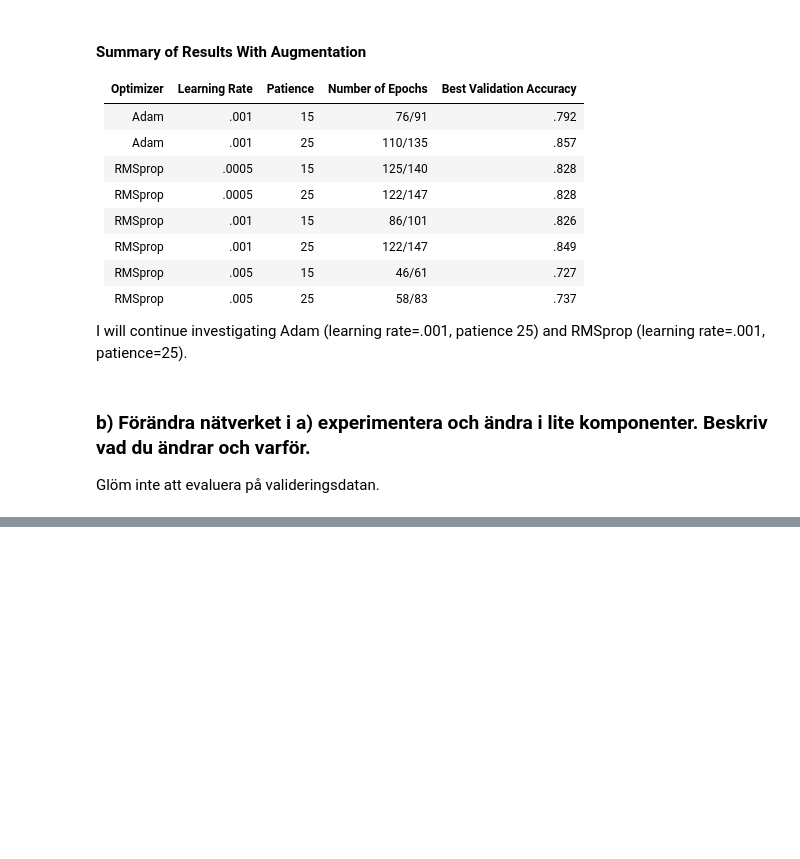
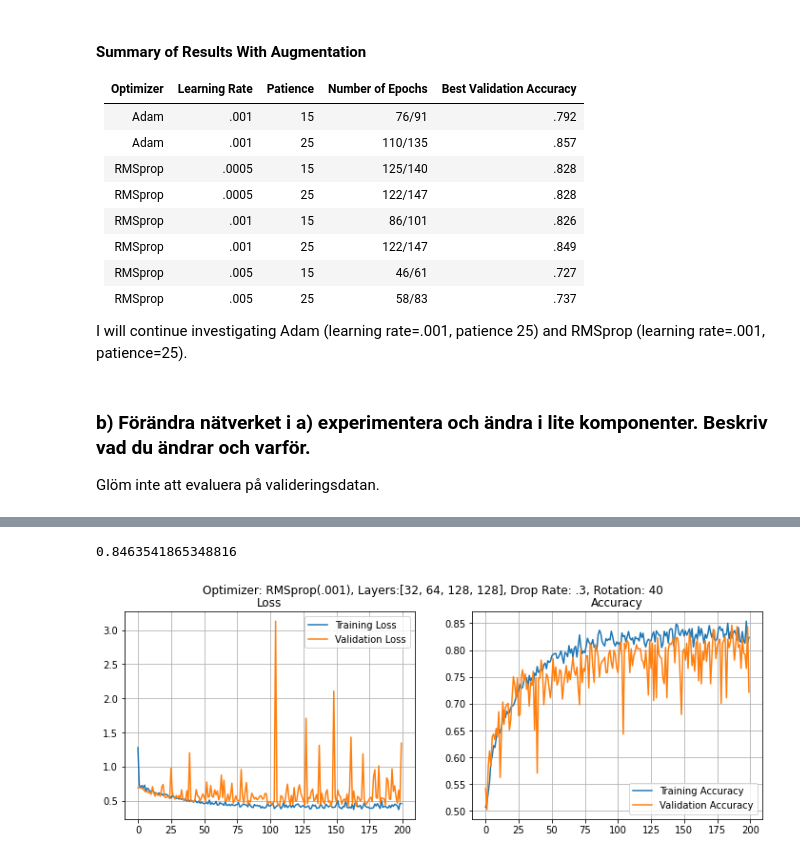
Before and after one commit to Anna-MariaSjolund/Deep-Learning-Anna-MariaSjolund, a Jupyter notebook: lab-dogs-vs-cats.ipynb, the cells around one changed output, grey strips where cells are left out. Saved outputs shown, nothing was run; the diff lists cells and outputs as text; code cells hidden in the pictures; blank space fills up the shorter version.

```diff
--- a/lab-dogs-vs-cats.ipynb
+++ b/lab-dogs-vs-cats.ipynb
@@ -650,0 +608,17 @@ The model did not perform better.
+# %%
+#Increase rotation range to 40
+
+train_image_generator = ImageDataGenerator(
+                        rotation_range=40,
+                        shear_range=.2,
+                        zoom_range=.2,
+                        horizontal_flip=True,
+                        height_shift_range=.2,
+                        width_shift_range=.2)
+
+val_image_generator = ImageDataGenerator()
+
+train_generator_small = train_image_generator.flow(scaled_X_train_small, y_train_small, batch_size=32)
+val_generator_small = val_image_generator.flow(scaled_X_val_small, y_val_small, batch_size=32)
+# %%
+model = create_model(train_generator_small, val_generator_small, input_shape=(150, 150, 3), kernels=[32, 64, 128, 128], optimizer=RMSprop, learning_rate=.001, early_stop_patience=25, drop_rate=.3)
@@ -650,0 +643,9 @@ The model did not perform better.
+# %%
+max(model.history.history["val_acc"])
+# %% [output]
+0.8463541865348816
+# %%
+metrics = pd.DataFrame(model.history.history)
+plot_metrics(metrics, "Optimizer: RMSprop(.001), Layers:[32, 64, 128, 128], Drop Rate: .3, Rotation: 40")
+# %% [output]
+[figure, added]
```
Also changed, not shown: parts of 29 cells of this notebook.
